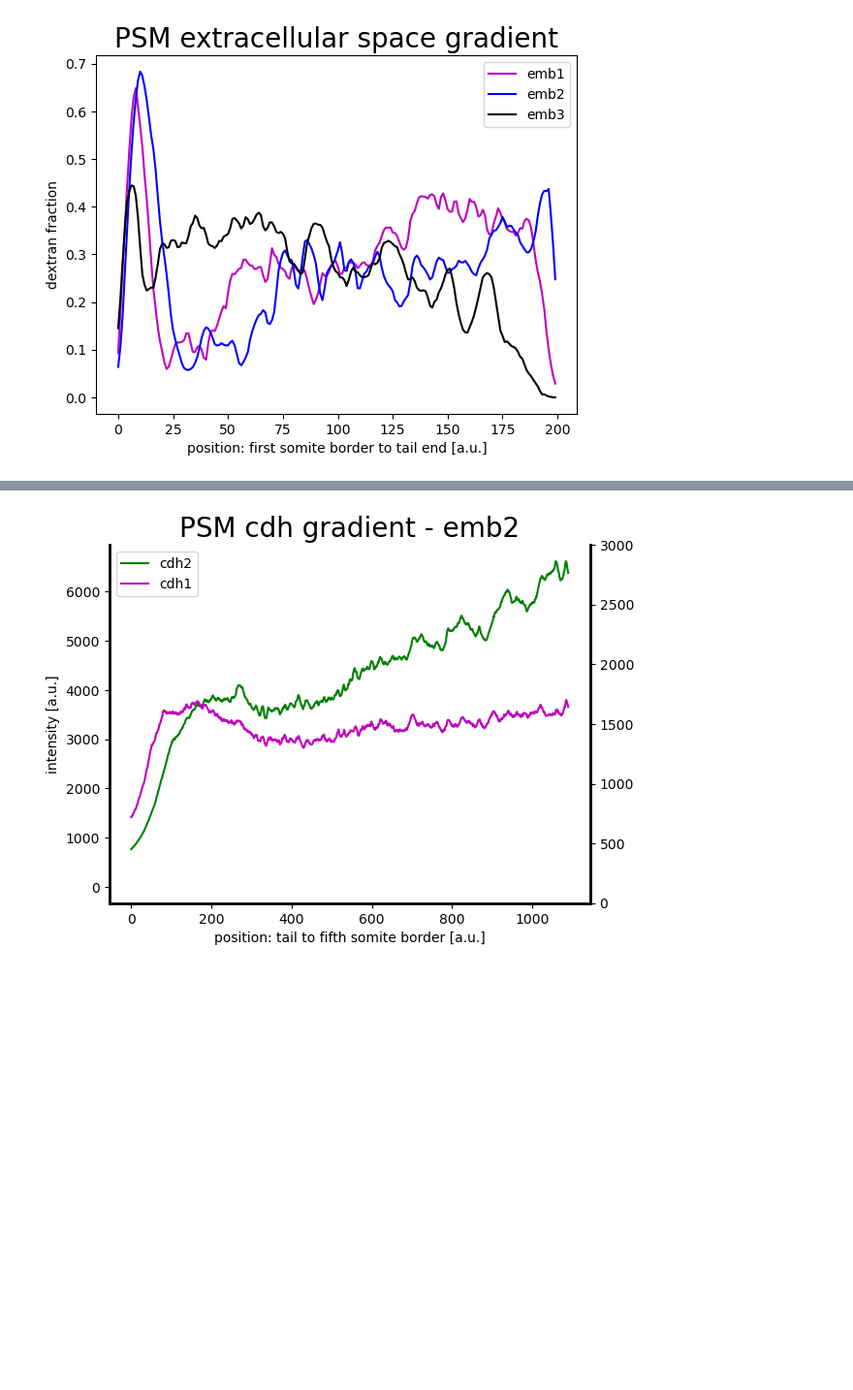
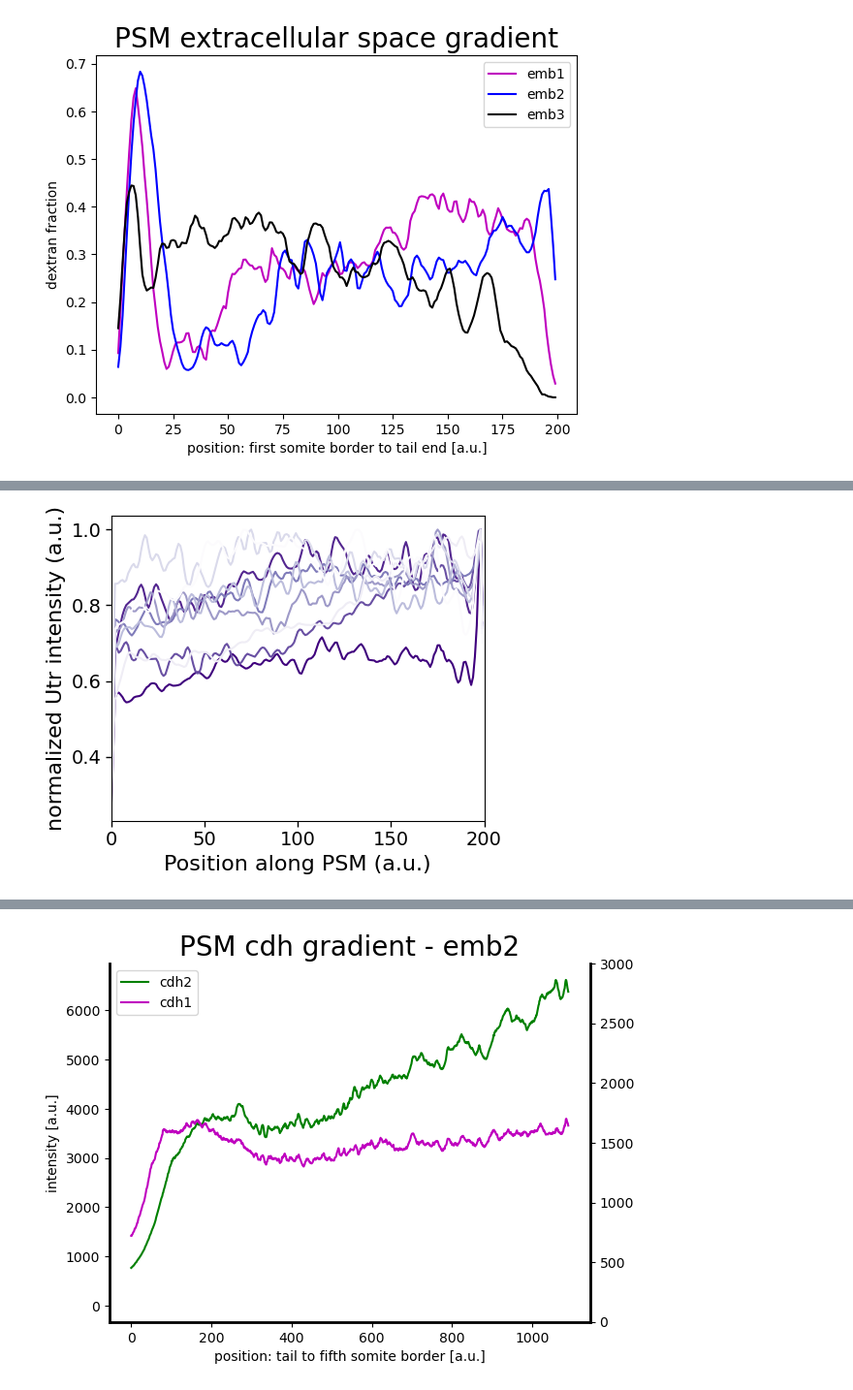
Before and after one commit to feyzanar/git-mycodes, a Jupyter notebook: plotter_FN.ipynb, the cells around one changed output, grey strips where cells are left out. Shown at 97% size. Drawn from its saved outputs; the diff is of its cells as text; code cells hidden in the pictures; blank space fills up the shorter version.

Commit message:
addid functions for excel column plotting

```diff
--- a/plotter_FN.ipynb
+++ b/plotter_FN.ipynb
@@ -496,0 +525,40 @@ array([1.        , 2.00709935, 2.75599389, 3.01155453, 2.90681722,
+# %%
+# utrophin
+
+file_path = "/Users/fnarslan/Documents/results_embryo/2D_intensity_profiles/utrophin_myosin_h2b/Book1.xlsx"  # Replace with your actual file path
+df = pd.read_excel(file_path)
+df = df.iloc[:, 1::2]  # Select only even-indexed columns (0-based indexing)
+df_resized = resize_columns(df,200);
+df_smooth = apply_moving_average(df_resized, 4);
+df_norm = normalize_columns(df_smooth)
+df = df_norm
+
+colormap = plt.cm.Purples
+norm = mcolors.Normalize(vmin=0, vmax=len(df.columns) - 1)  # Normalize to the number of columns
+
+fig, ax = plt.subplots(figsize=(5, 4))
+
+# Plot each column with the corresponding color from the Purples colormap
+for i, column in enumerate(df.columns):
+    # Reverse the colormap by mapping the index in reverse order
+    color = colormap(norm(len(df.columns) - i - 1))  # Reversing the color map index
+    plt.plot(df[column], color=color)
+
+# Customize plot appearance
+ax.tick_params(width=1, length=4, labelsize=14)  # Adjust tick size and style
+plt.xlabel('Position along PSM (a.u.)', fontsize=16)  # X-axis label
+plt.ylabel('normalized Utr intensity (a.u.)', fontsize=16)  # Y-axis label
+plt.xlim([0,200])
+plt.xticks(range(0, 201, 50))
+plt.tight_layout()
+
+# Save the plot
+directory = os.path.dirname(file_path)  # Get the directory of the CSV file
+file_name = os.path.basename(file_path)
+save_path = os.path.join(directory, f'plot_{current_date}_{file_name}.svg')  # Save plot in the same directory
+
+plt.savefig(save_path, bbox_inches='tight', dpi=300)
+
+plt.show()
+# %% [output]
+[figure, added]
```
Also changed, not shown: parts of 6 cells of this notebook.
